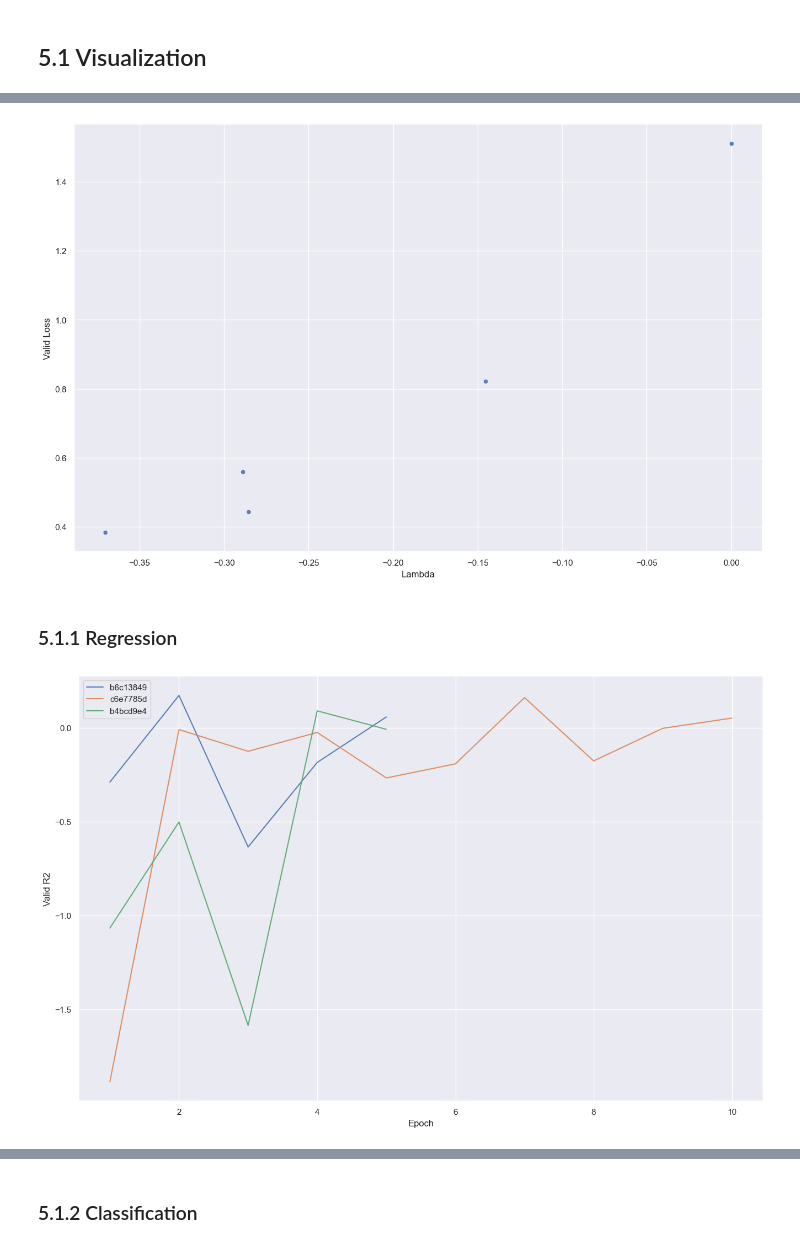
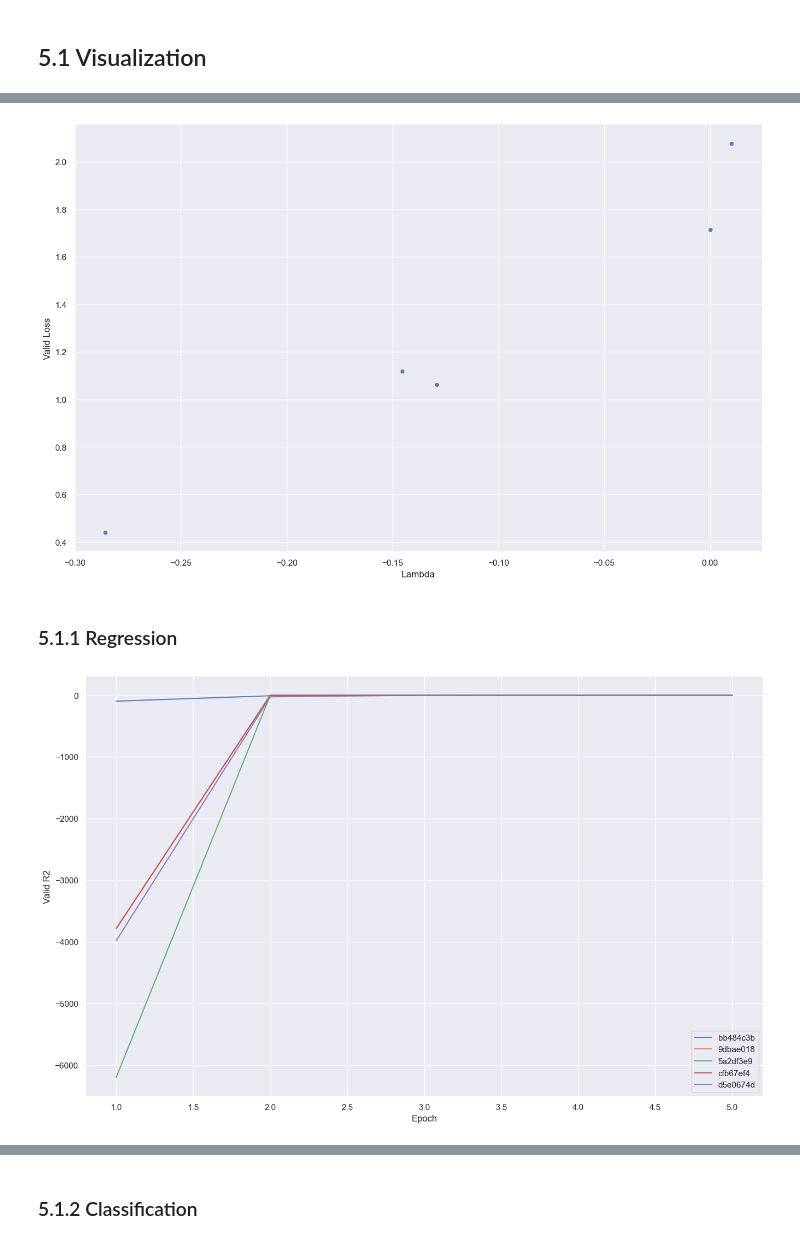
Before and after one commit to up4472/upolanc-thesis, a Jupyter notebook: notebook/nbp06-tuner-data.ipynb, the cells around one changed output, grey strips where cells are left out. Drawn from its saved outputs; the diff is of its cells as text; code cells hidden in the pictures.

```diff
--- a/notebook/nbp06-tuner-data.ipynb
+++ b/notebook/nbp06-tuner-data.ipynb
@@ -61,11 +61,10 @@ runtime.set_plot_theme()
 # %%
 # Define output and inputs
 
-MODEL_NAME       = 'zrimec2020'
-MODEL_TYPE       = 'r'
-MODEL_MODE       = None
+MODEL_ARCH       = 'zrimec'
+MODEL_MODE       = 'regression'
 MODEL_PARAMS     = None
-MODEL_EPOCHS     = 10
+MODEL_EPOCHS     = 5
 
 TARGET_GROUP     = 'global'
 TARGET_TYPE      = 'mean'
@@ -78,10 +77,9 @@ TUNER_GRACE      = 5
 TUNER_NOTEBOOK   = True
 TUNER_SEARCH     = 'hyperopt'
 
-FILTER_ID        = 1
+FILTER_ID        = 2
 GENERATOR        = 'group'
 FEATURES         = True
-
 SEQUENCE_END     = None
 SEQUENCE_START   = None
 # %%
@@ -156,17 +144,18 @@ Running as .ipynb
 # %%
 # Setup some directory paths.
 
-SUBFOLDER = 'filter' + str(FILTER_ID)
+SUB_FILTER = 'filter' + str(FILTER_ID)
+SUB_OUTPUT = '{}-f{}-{}'.format(MODEL_ARCH, FILTER_ID, MODEL_MODE[0])
 
 CWD = ROOT
 OUT = os.path.join(CWD, 'output')
 RES = os.path.join(CWD, 'resources')
 
-OUT_DATA  = os.path.join(OUT,      'nbp06-tuner', 'data', SUBFOLDER, MODEL_NAME[:-4])
+OUT_DATA  = os.path.join(OUT,      'nbp06-tuner', 'data', SUB_OUTPUT)
 OUT_PLOT  = os.path.join(OUT_DATA, 'plot')
 RES_TUNER = os.path.join(RES,      'tuner')
-RES_NBP04 = os.path.join(OUT,      'nbp04-feature', SUBFOLDER)
-RES_NBP05 = os.path.join(OUT,      'nbp05-target',  SUBFOLDER)
+RES_NBP04 = os.path.join(OUT,      'nbp04-feature', SUB_FILTER)
+RES_NBP05 = os.path.join(OUT,      'nbp05-target',  SUB_FILTER)
 
 shutil.rmtree(OUT_DATA, ignore_errors = True)
 
@@ -219,7 +208,8 @@ CONFIG = {
 	'core/outdir'             : OUT_DATA,
 	'core/random'             : None,
 	'core/rootdir'            : ROOT,
-	'core/subfolder'          : SUBFOLDER,
+	'core/subfolder'          : SUB_FILTER,
+	'core/plots'              : 5,
 	'dataset/expanddim'       : None,
 	'dataset/filepath'        : os.path.join(OUT_DATA, 'dataset.pkl'),
 	'dataset/sequence/start'  : SEQUENCE_START,
@@ -234,17 +224,15 @@ CONFIG = {
 	'model/input/height'      : 4,
 	'model/input/width'       : 2150,
 	'model/mode'              : MODEL_MODE,
-	'model/name'              : MODEL_NAME,
+	'model/name'              : MODEL_ARCH,
 	'model/output/explode'    : TARGET_EXPLODE,
 	'model/output/filter'     : TARGET_FILTER,
 	'model/output/heads'      : None,
 	'model/output/size'       : None,
 	'model/output/target'     : TARGET_GROUP,
 	'model/output/type'       : TARGET_TYPE,
-	'model/type'              : MODEL_NAME + MODEL_TYPE,
 	'params/filepath'         : RES_TUNER,
 	'params/tuner'            : None,
-	'plot/trials'             : 3,
 	'tuner/checkpoint'        : False,
 	'tuner/max_concurrent'    : TUNER_CONCURRENT,
 	'tuner/max_epochs'        : MODEL_EPOCHS,
@@ -264,8 +252,8 @@ CONFIG['core/random'] = runtime.lock_random(
 	generate = True
 )
 
-if CONFIG['model/name'].startswith('washburn2019') :
-	CONFIG['dataset/expanddim'] = 0
+if CONFIG['model/name'] == 'zrimec'   : CONFIG['dataset/expanddim'] = None
+if CONFIG['model/name'] == 'washburn' : CONFIG['dataset/expanddim'] = 0
 # %%
 # Prints
 
@@ -475,25 +461,25 @@ raytune_plot.trials_lineplot_loss(
 raytune_plot.trials_scatterplot_lambda_loss(
 	dataframe = dataframe,
 	alpha      = 0.9,
-	filename   = os.path.join(OUT_PLOT, CONFIG['model/type'] + '-trials'),
+	filename   = os.path.join(OUT_PLOT, CONFIG['model/name'] + '-trials'),
 	clip       = None
 )
 # %% [output]
-[figure, old version]
+[figure, new version]
 # %% [markdown]
 ### 5.1.1 Regression
 # %%
 # Plot trials valid r2
 
 if CONFIG['model/mode'] == 'regression' :
 	raytune_plot.trials_lineplot_r2(
 		dataframe  = trials,
-		max_trials = CONFIG['plot/trials'],
+		max_trials = CONFIG['core/plots'],
 		alpha      = 0.9,
-		filename   = os.path.join(OUT_PLOT, CONFIG['model/type'] + '-trials')
+		filename   = os.path.join(OUT_PLOT, CONFIG['model/name'] + '-trials')
 	)
 # %% [output]
-[figure, old version]
+[figure, new version]
 # %%
 # Plot trials boxcox lambda vs. valid r2; clip r2 values to range to bypass extreme values that would descale the plot
 
```
Also changed, not shown: parts of 26 cells of this notebook, 42 other files.
